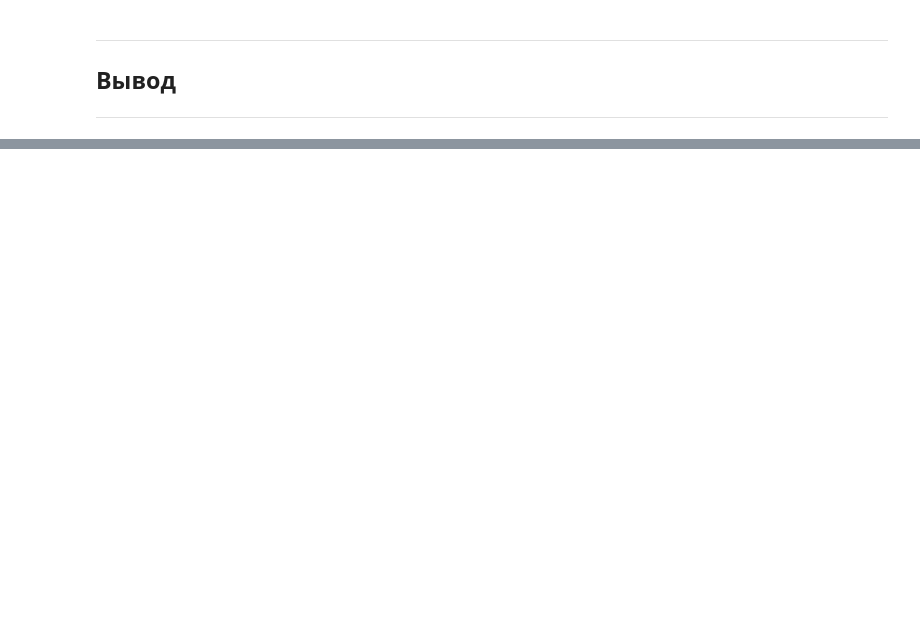
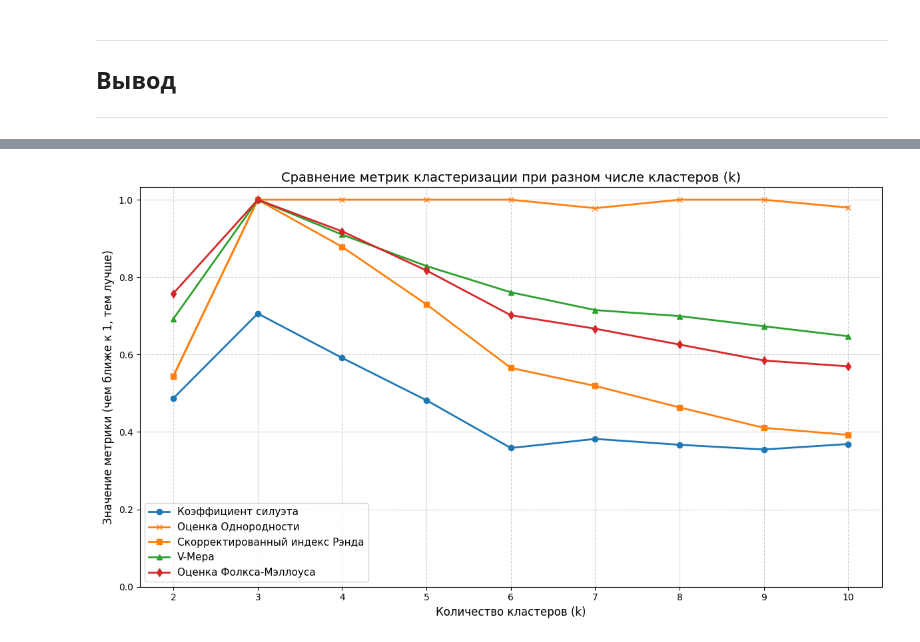
Before and after one commit to NotChelovec/Introduction_to_Data_Analysis, a Jupyter notebook: Lab4/Lab4_RyabovDS.ipynb, the cells around one changed output, grey strips where cells are left out. Saved outputs shown, nothing was run; the diff lists cells and outputs as text; code cells hidden in the pictures; blank space fills up the shorter version.

```diff
--- a/Lab4/Lab4_RyabovDS.ipynb
+++ b/Lab4/Lab4_RyabovDS.ipynb
@@ -475,0 +517,96 @@ ___
+# %%
+def make_data_aligned(n, seed):
+    np.random.seed(seed)
+
+    shift_matrix = np.array([[3, 3],
+                             [6, 9],
+                             [9, 3]])
+
+    data = np.random.randn(3, 2, n) + shift_matrix.reshape((3, 2, 1))
+    data = np.swapaxes(data, 1, 2)
+    data = data.reshape((-1, 2))
+    data *= np.array([[20, 0.5]])
+
+    df = pd.DataFrame({'x': data[:, 0], 'y': data[:, 1]}, columns=['x', 'y'])
+    return df
+
+n_samples_per_cluster = 50
+n_total_samples = n_samples_per_cluster * 3 # Всего 150 точек
+SEED = 10
+
+# Создание набора данных
+df_raw = make_data_aligned(n_samples_per_cluster, seed=SEED)
+
+# 2. Создание истинных меток (y_true) для 3-х кластеров
+y_true = np.repeat([0, 1, 2], n_samples_per_cluster)
+
+# 3. Стандартизация данных (Важно для K-Means)
+scaler = StandardScaler()
+X_scaled = scaler.fit_transform(df_raw[['x', 'y']])
+
+# 4. Перемешивание данных и меток вместе для реалистичности кластеризации
+np.random.seed(SEED) # Используем тот же seed для воспроизводимости перемешивания
+shuffler = np.random.permutation(n_total_samples)
+X_scaled = X_scaled[shuffler]
+y = y_true[shuffler] # Истинные метки y, перемешанные в том же порядке
+print(f"Данные сгенерированы: {n_total_samples} точек. Истинных кластеров: 3.")
+
+# Диапазон кластеров от 2 до 10 включительно
+clusters_range = range(2, 11)
+
+# Создание списков для накопления результатов
+sil_scores = []
+homogeneity_scores = []
+ari_scores = []
+v_measures = []
+fm_scores = []
+
+print(f"Начинаем расчет метрик для k от {min(clusters_range)} до {max(clusters_range)}...")
+for k in clusters_range:
+    kmeans = KMeans(n_clusters=k, random_state=42, n_init=10)
+
+    labels_pred = kmeans.fit_predict(X_scaled)
+
+    sil_scores.append(silhouette_score(X_scaled, labels_pred))
+    ari_scores.append(adjusted_rand_score(y, labels_pred))
+    v_measures.append(v_measure_score(y, labels_pred))
+    homogeneity_scores.append(homogeneity_score(y, labels_pred))
+    fm_scores.append(fowlkes_mallows_score(y, labels_pred))
+
+results_df = pd.DataFrame({
+    'k (Кластеры)': list(clusters_range),
+    'Оценка Однородности': homogeneity_scores,
+    'Оценка Силуэта': sil_scores,
+    'Скорректированный Индекс Рэнда': ari_scores,
+    'V-Мера': v_measures,
+    'Оценка Фаулкса-Мэллоуса': fm_scores
+})
+
+# Округление значения для лучшей читаемости
+results_df['Оценка Силуэта'] = results_df['Оценка Силуэта'].round(4)
+results_df['Скорректированный Индекс Рэнда'] = results_df['Скорректированный Индекс Рэнда'].round(4)
+results_df['V-Мера'] = results_df['V-Мера'].round(4)
+results_df['Оценка Фаулкса-Мэллоуса'] = results_df['Оценка Фаулкса-Мэллоуса'].round(4)
+results_df['Оценка Однородности'] = results_df['Оценка Однородности'].round(4)
+print("\nТаблица метрик качества кластеризации:")
+display(results_df)
+
+plt.figure(figsize=(12, 7))
+
+plt.plot(clusters_range, sil_scores, marker='o', label='Коэффициент силуэта', linewidth=2)
+plt.plot(clusters_range, homogeneity_scores, marker='x', label='Оценка Однородности', linewidth=2, color='tab:orange')
+plt.plot(clusters_range, ari_scores, marker='s', label='Скорректированный индекс Рэнда', linewidth=2)
+plt.plot(clusters_range, v_measures, marker='^', label='V-Мера', linewidth=2)
+plt.plot(clusters_range, fm_scores, marker='d', label='Оценка Фолкса-Мэллоуса', linewidth=2)
+
+plt.title('Сравнение метрик кластеризации при разном числе кластеров (k)', fontsize=14)
+plt.xlabel('Количество кластеров (k)', fontsize=12)
+plt.ylabel('Значение метрики (чем ближе к 1, тем лучше)', fontsize=12)
+plt.xticks(clusters_range)
+plt.ylim(bottom=0)
+plt.grid(True, linestyle='--', alpha=0.6)
+plt.legend(loc='best', fontsize=11)
+
+plt.tight_layout()
+plt.show()
+# %% [output]
@@ -475,0 +627 @@ ___
+[figure, added]
```
Also changed, not shown: parts of 14 cells of this notebook.
